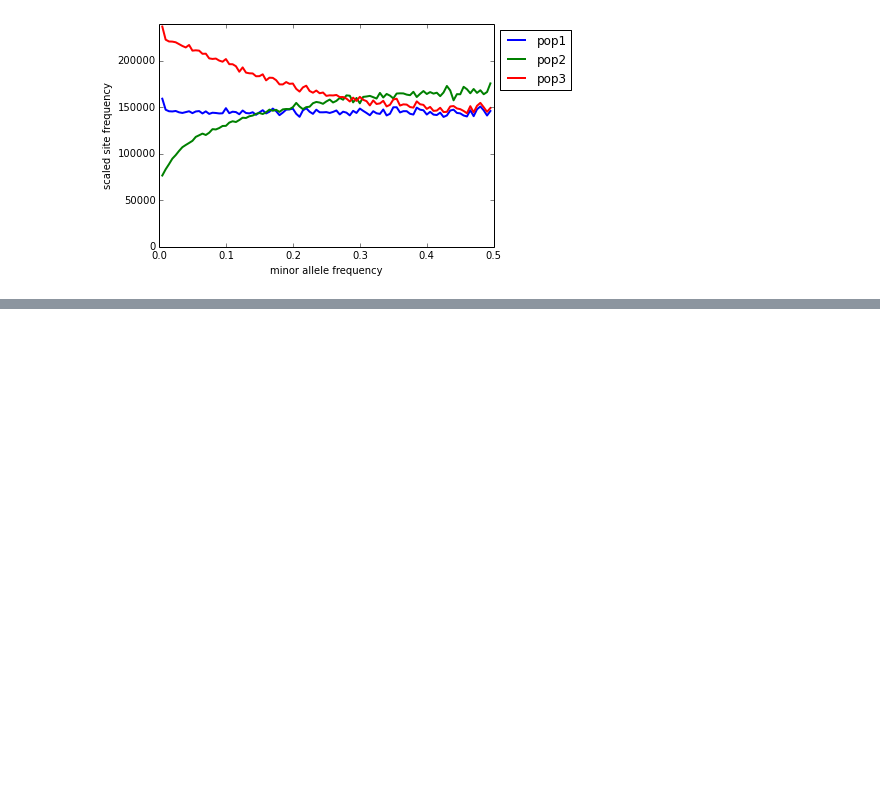
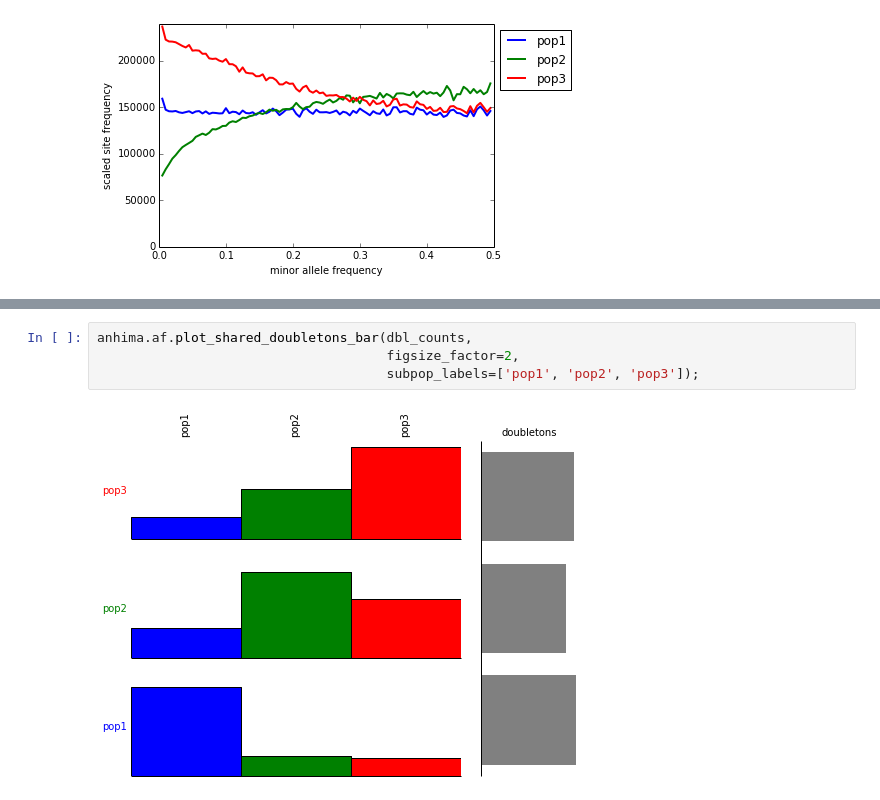
Before and after one commit to alimanfoo/anhima, a Jupyter notebook: examples/af.ipynb, the cells around one changed output, grey strips where cells are left out. Cells and saved outputs as stored; diff of their text form; blank space fills up the shorter version.

```diff
--- a/examples/af.ipynb
+++ b/examples/af.ipynb
@@ -151,0 +194,6 @@ ax.legend(bbox_to_anchor=(1, 1), loc='upper left');
+# %%
+anhima.af.plot_shared_doubletons_bar(dbl_counts,
+                                     figsize_factor=2,
+                                     subpop_labels=['pop1', 'pop2', 'pop3']);
+# %% [output]
+[figure, added]
```
Also changed, not shown: parts of 6 cells of this notebook, 2 other files.
